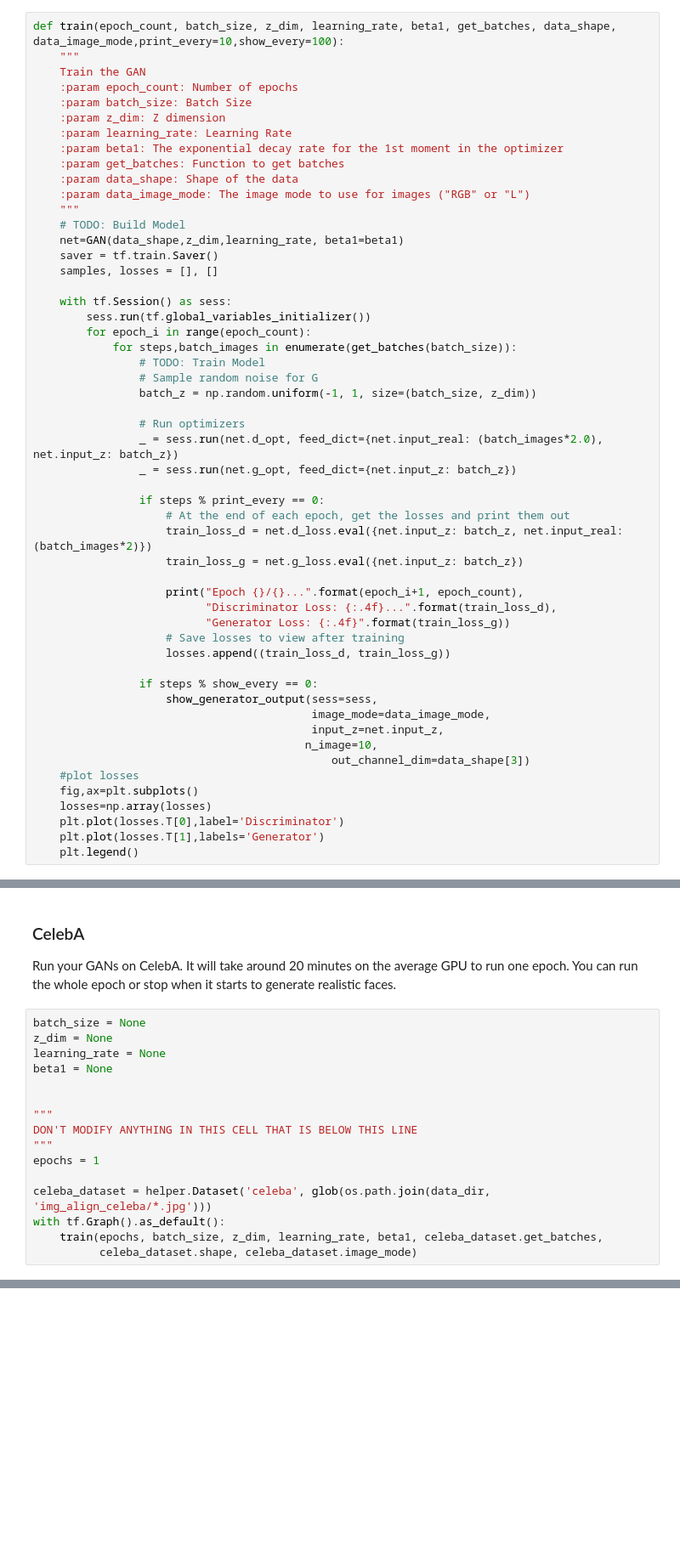
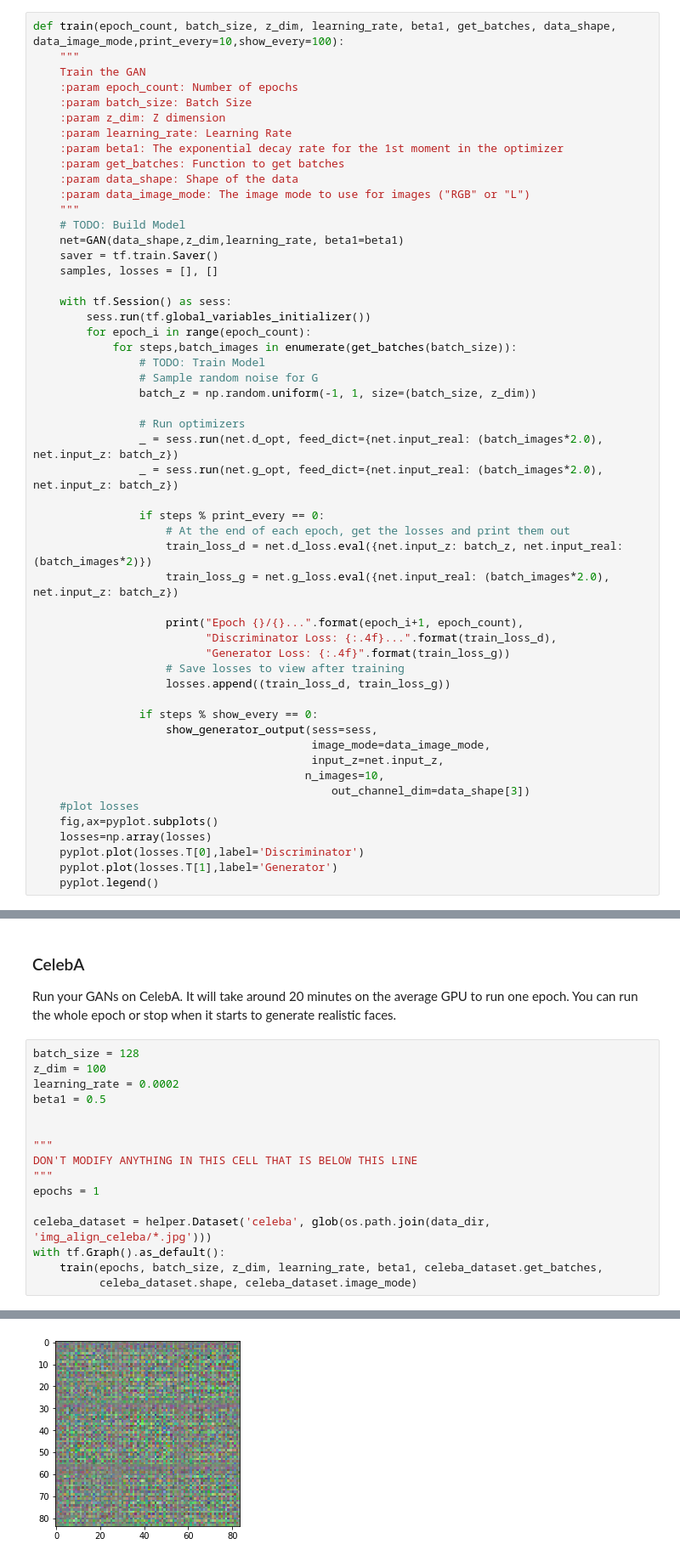
Before and after one commit to TIBETTING/face_generation, a Jupyter notebook: dlnd_face_generation.ipynb, the cells around one changed output, grey strips where cells are left out. Shown at 85% size. Cells and saved outputs as stored; diff of their text form; blank space fills up the shorter version.

```diff
--- a/dlnd_face_generation.ipynb
+++ b/dlnd_face_generation.ipynb
@@ -349,12 +349,12 @@ def train(epoch_count, batch_size, z_dim, learning_rate, beta1, get_batches, dat
 
                 # Run optimizers
                 _ = sess.run(net.d_opt, feed_dict={net.input_real: (batch_images*2.0), net.input_z: batch_z})
-                _ = sess.run(net.g_opt, feed_dict={net.input_z: batch_z})
+                _ = sess.run(net.g_opt, feed_dict={net.input_real: (batch_images*2.0), net.input_z: batch_z})
 
                 if steps % print_every == 0:
                     # At the end of each epoch, get the losses and print them out
                     train_loss_d = net.d_loss.eval({net.input_z: batch_z, net.input_real: (batch_images*2)})
-                    train_loss_g = net.g_loss.eval({net.input_z: batch_z})
+                    train_loss_g = net.g_loss.eval({net.input_real: (batch_images*2.0), net.input_z: batch_z})
 
                     print("Epoch {}/{}...".format(epoch_i+1, epoch_count),
                           "Discriminator Loss: {:.4f}...".format(train_loss_d),
@@ -366,14 +366,14 @@ def train(epoch_count, batch_size, z_dim, learning_rate, beta1, get_batches, dat
                     show_generator_output(sess=sess,
                                           image_mode=data_image_mode,
                                           input_z=net.input_z,
-                                         n_image=10,
+                                         n_images=10,
                                              out_channel_dim=data_shape[3])
     #plot losses
-    fig,ax=plt.subplots()
+    fig,ax=pyplot.subplots()
     losses=np.array(losses)
-    plt.plot(losses.T[0],label='Discriminator')
-    plt.plot(losses.T[1],labels='Generator')
-    plt.legend()
+    pyplot.plot(losses.T[0],label='Discriminator')
+    pyplot.plot(losses.T[1],label='Generator')
+    pyplot.legend()
 # %% [markdown]
 ### MNIST
 Test your GANs architecture on MNIST.  After 2 epochs, the GANs should be able to generate images that look like handwritten digits.  Make sure the loss of the generator is lower than the loss of the discriminator or close to 0.
@@ -402,10 +453,10 @@ InvalidArgumentError: You must feed a value for placeholder tensor 'inputs_real'
 ### CelebA
 Run your GANs on CelebA.  It will take around 20 minutes on the average GPU to run one epoch.  You can run the whole epoch or stop when it starts to generate realistic faces.
 # %%
-batch_size = None
-z_dim = None
-learning_rate = None
-beta1 = None
+batch_size = 128
+z_dim = 100
+learning_rate = 0.0002
+beta1 = 0.5
 
 
 """
@@ -417,3 +468,4 @@ celeba_dataset = helper.Dataset('celeba', glob(os.path.join(data_dir, 'img_align
 with tf.Graph().as_default():
     train(epochs, batch_size, z_dim, learning_rate, beta1, celeba_dataset.get_batches,
           celeba_dataset.shape, celeba_dataset.image_mode)
+# %% [output]
@@ -419,0 +473 @@ with tf.Graph().as_default():
+[figure, added]
```
Also changed, not shown: parts of 2 cells of this notebook.
